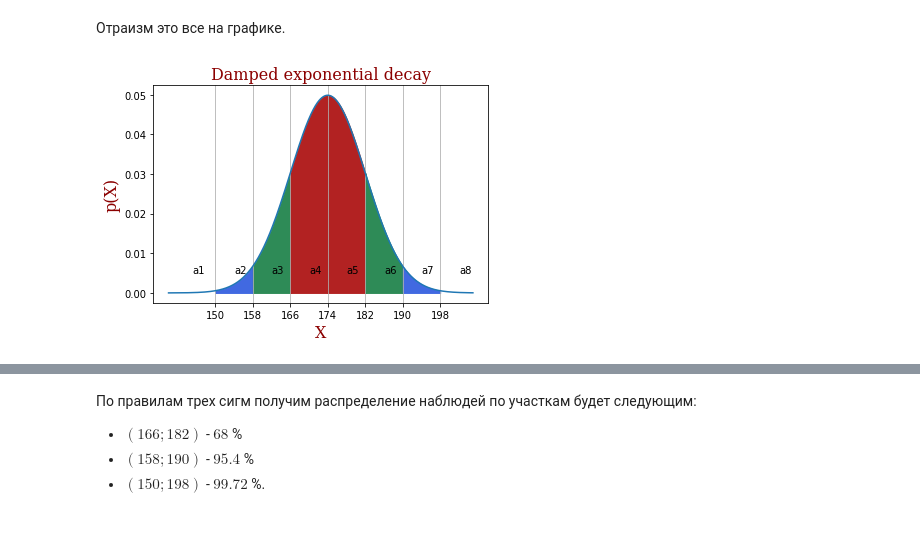
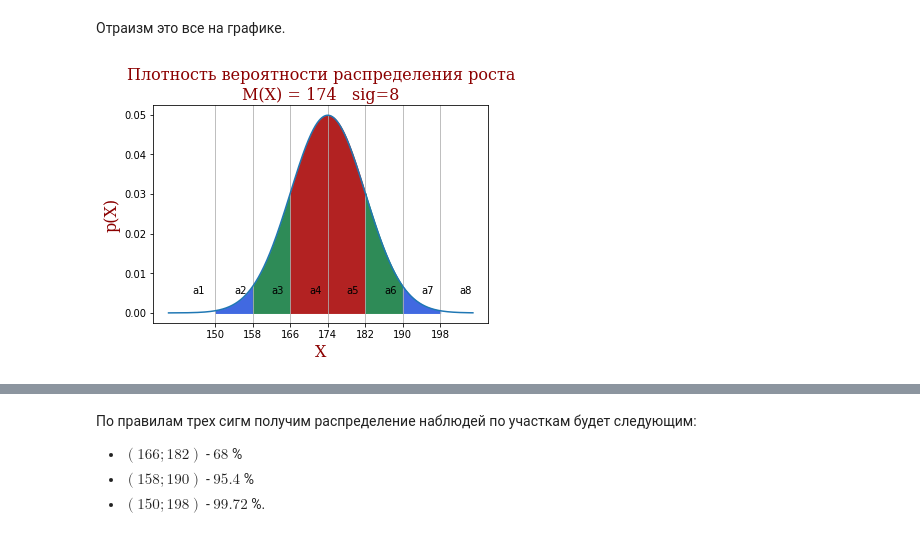
Before and after one commit to vinalyan/diff, a Jupyter notebook: Матстат_урок_4_ДЗ_Кожемякин_В_Е.ipynb, the cells around one changed output, grey strips where cells are left out. Cells and saved outputs as stored; diff of their text form; code cells hidden in the pictures.

```diff
--- a/Матстат_урок_4_ДЗ_Кожемякин_В_Е.ipynb
+++ b/Матстат_урок_4_ДЗ_Кожемякин_В_Е.ipynb
@@ -139,32 +139,32 @@ sig_3p - участок (190,198)
 '''
 sig_3m = (x > 150) & (x <= 158)
 plt.fill_between(x, y, where=(sig_3m), color='royalblue')
 sig_2m = (x > 158) & (x <= 166)
 plt.fill_between(x, y, where=(sig_2m), color='seagreen')
 sig_1m = (x > 166) & (x <= 174)
 plt.fill_between(x, y, where=(sig_1m), color='firebrick')
 
 sig_1p = (x > 174) & (x <= 182)
 plt.fill_between(x, y, where=(sig_1p), color='firebrick')
 sig_2p = (x > 182) & (x <= 190)
 plt.fill_between(x, y, where=(sig_2p), color='seagreen')
 sig_3p = (x > 190) & (x <= 198)
 plt.fill_between(x, y, where=(sig_3p), color='royalblue')
 
-plt.title('Damped exponential decay', fontdict=font)
+plt.title('Плотность вероятности распределения роста\nМ(X) = 174   sig=8', fontdict=font)
 plt.xlabel('X', fontdict=font)
 plt.ylabel('p(X)', fontdict=font)
 
 plt.text(145, 0.005, 'a1')
 plt.text(154, 0.005, 'a2')
 plt.text(162, 0.005, 'a3')
 plt.text(170, 0.005, 'a4')
 plt.text(178, 0.005, 'a5')
 plt.text(186, 0.005, 'a6')
 plt.text(194, 0.005, 'a7')
 plt.text(202, 0.005, 'a8')
 
 xax.grid(True)
 plt.show()
 # %% [output]
-[figure, old version]
+[figure, new version]
```
Also changed, not shown: parts of 2 cells of this notebook.
